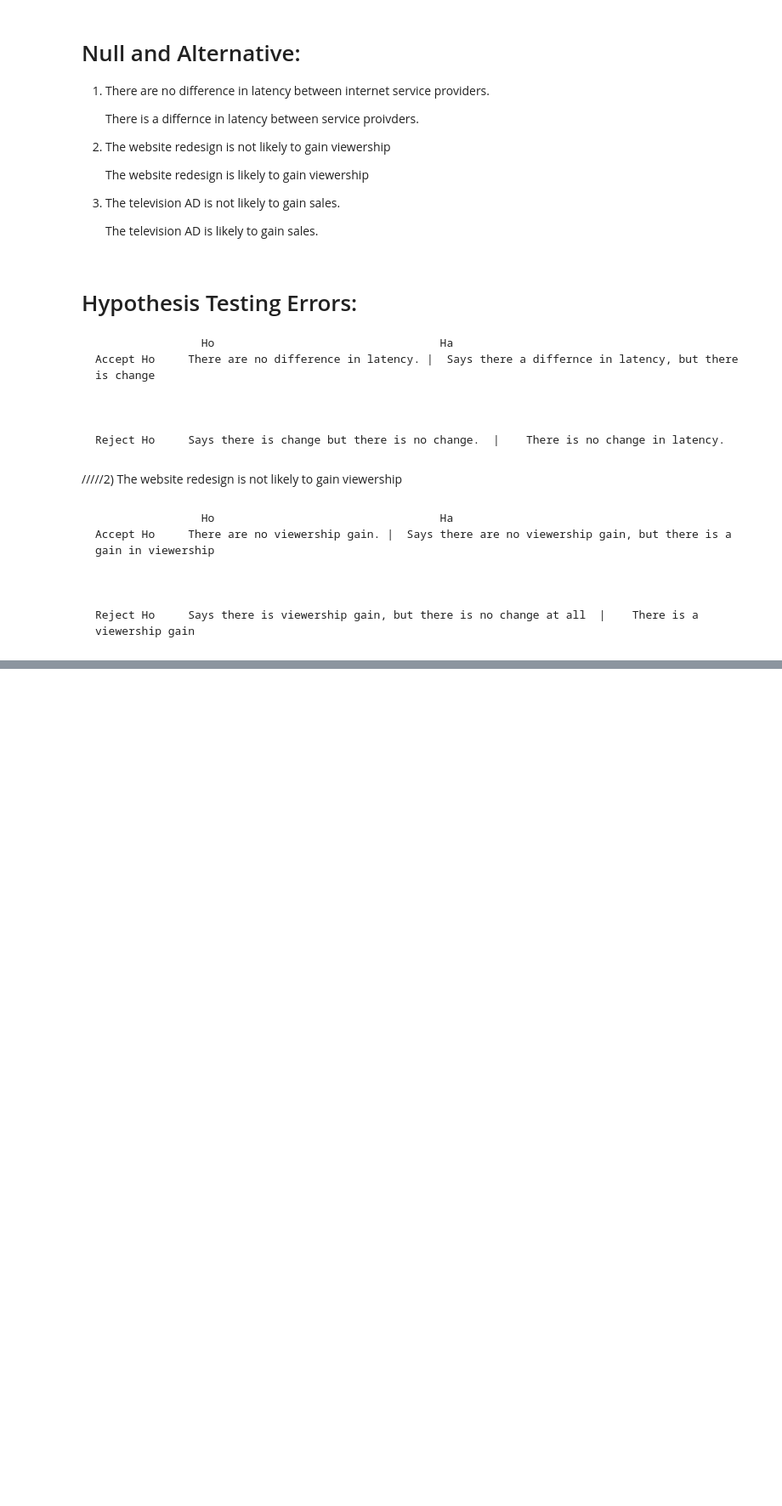
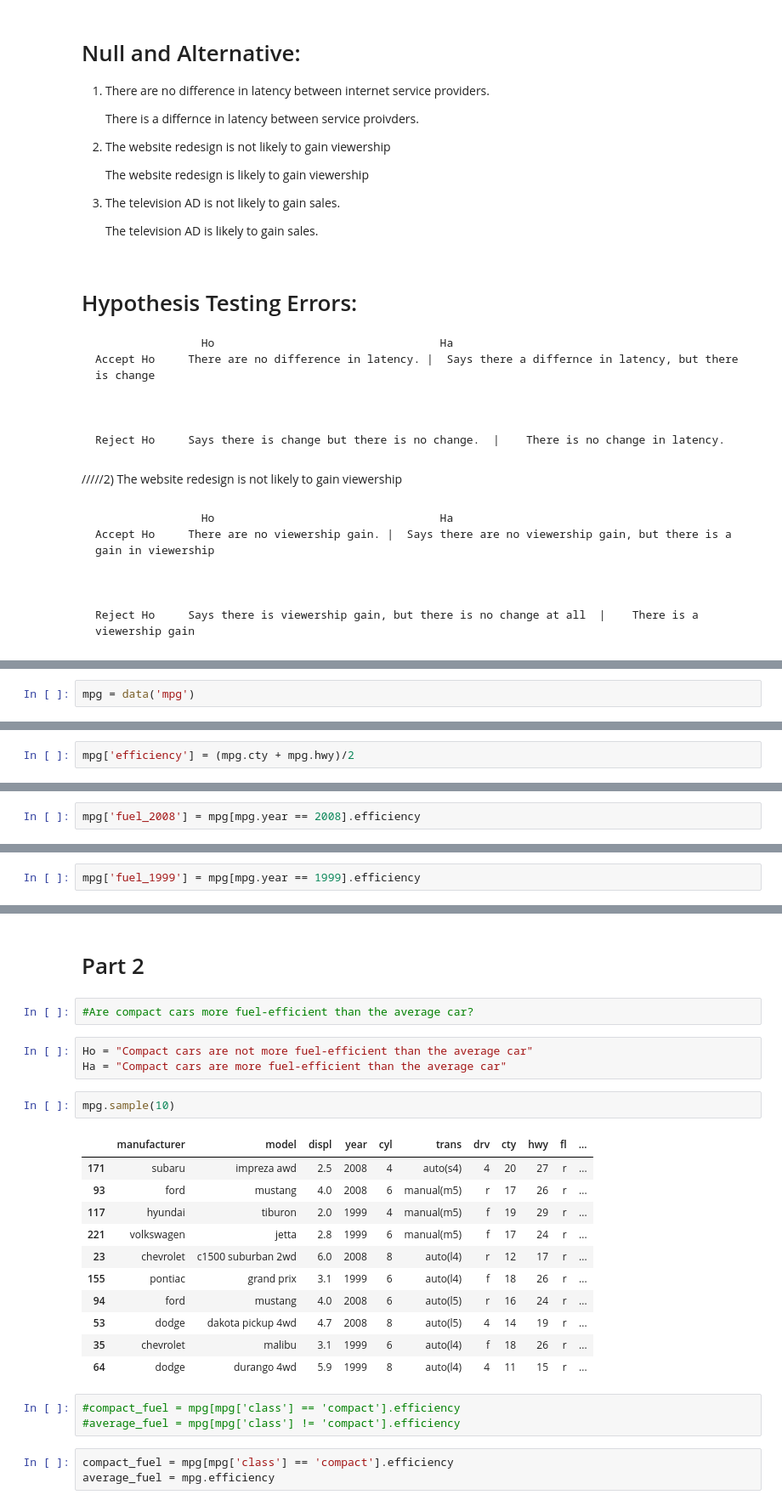
Before and after one commit to PGuajardo/statistics-exercises, a Jupyter notebook: hypothesis_testing.ipynb, the cells around one changed output, grey strips where cells are left out. Shown at 85% size. Cells and saved outputs as stored; diff of their text form; blank space fills up the shorter version.

```diff
--- a/hypothesis_testing.ipynb
+++ b/hypothesis_testing.ipynb
@@ -56,0 +111,2 @@ Is our television ad driving more sales?
+# %%
+mpg = data('mpg')
@@ -56,0 +148,2 @@ Is our television ad driving more sales?
+# %%
+mpg['efficiency'] = (mpg.cty + mpg.hwy)/2
@@ -56,0 +159,2 @@ Is our television ad driving more sales?
+# %%
+mpg['fuel_2008'] = mpg[mpg.year == 2008].efficiency
@@ -56,0 +170,2 @@ Is our television ad driving more sales?
+# %%
+mpg['fuel_1999'] = mpg[mpg.year == 1999].efficiency
@@ -56,0 +202,27 @@ Is our television ad driving more sales?
+# %% [markdown]
+# Part 2
+# %%
+#Are compact cars more fuel-efficient than the average car?
+# %%
+Ho = "Compact cars are not more fuel-efficient than the average car"
+Ha = "Compact cars are more fuel-efficient than the average car"
+# %%
+mpg.sample(10)
+# %% [output]
+|  | manufacturer | model | displ | year | cyl | trans | drv | cty | hwy | fl | ... |
+| 171 | subaru | impreza awd | 2.5 | 2008 | 4 | auto(s4) | 4 | 20 | 27 | r | ... |
+| 93 | ford | mustang | 4.0 | 2008 | 6 | manual(m5) | r | 17 | 26 | r | ... |
+| 117 | hyundai | tiburon | 2.0 | 1999 | 4 | manual(m5) | f | 19 | 29 | r | ... |
+| 221 | volkswagen | jetta | 2.8 | 1999 | 6 | manual(m5) | f | 17 | 24 | r | ... |
+| 23 | chevrolet | c1500 suburban 2wd | 6.0 | 2008 | 8 | auto(l4) | r | 12 | 17 | r | ... |
+| 155 | pontiac | grand prix | 3.1 | 1999 | 6 | auto(l4) | f | 18 | 26 | r | ... |
+| 94 | ford | mustang | 4.0 | 2008 | 6 | auto(l5) | r | 16 | 24 | r | ... |
+| 53 | dodge | dakota pickup 4wd | 4.7 | 2008 | 8 | auto(l5) | 4 | 14 | 19 | r | ... |
+| 35 | chevrolet | malibu | 3.1 | 1999 | 6 | auto(l4) | f | 18 | 26 | r | ... |
+| 64 | dodge | durango 4wd | 5.9 | 1999 | 8 | auto(l4) | 4 | 11 | 15 | r | ... |
+# %%
+#compact_fuel = mpg[mpg['class'] == 'compact'].efficiency
+#average_fuel = mpg[mpg['class'] != 'compact'].efficiency
+# %%
+compact_fuel = mpg[mpg['class'] == 'compact'].efficiency
+average_fuel = mpg.efficiency
```
Also changed, not shown: parts of 72 cells of this notebook, 2 other files.
